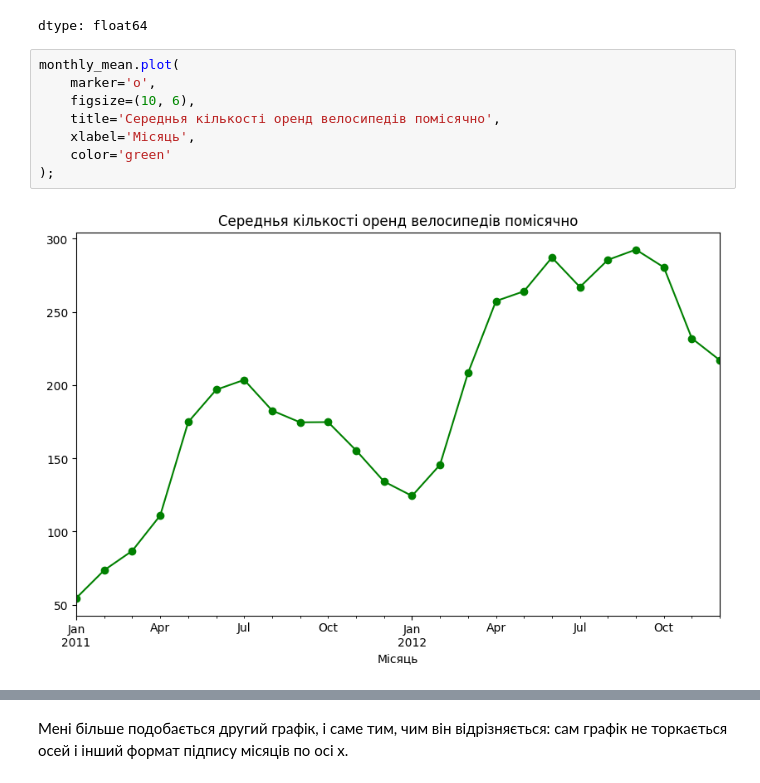
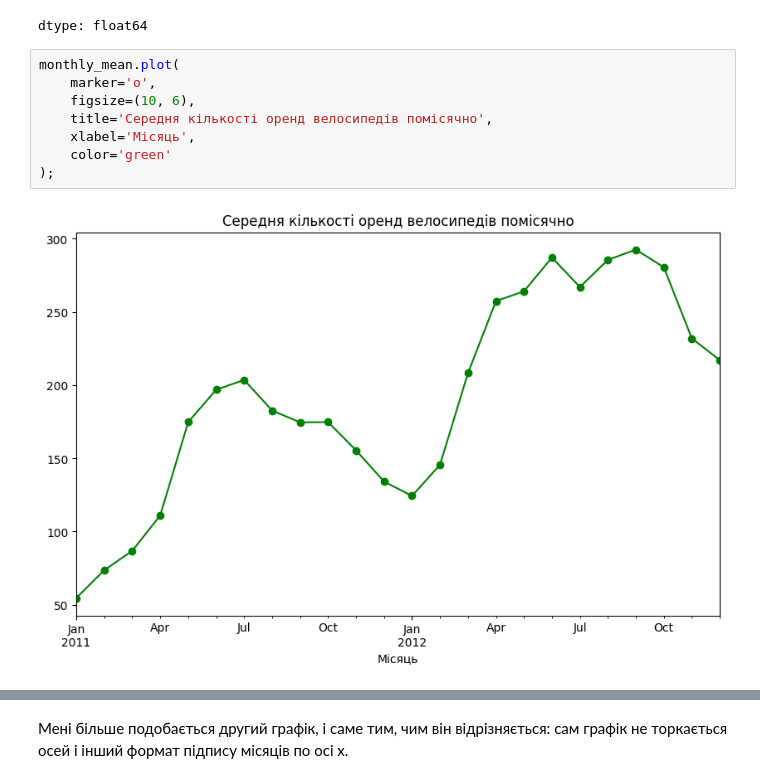
Before and after one commit to OlenaHrazhdan/Repository-for-Home-Work-DA-2026, a Jupyter notebook: HW_11_2_Візуалізація_даних_з_Matplotlib.ipynb, the cells around one changed output, grey strips where cells are left out. Saved outputs shown, nothing was run; the diff lists cells and outputs as text.

```diff
--- a/HW_11_2_Візуалізація_даних_з_Matplotlib.ipynb
+++ b/HW_11_2_Візуалізація_даних_з_Matplotlib.ipynb
@@ -109,13 +109,13 @@ dtype: float64
 # %%
 monthly_mean.plot(
     marker='o',
     figsize=(10, 6),
-    title='Середнья кількості оренд велосипедів помісячно',
+    title='Середня кількості оренд велосипедів помісячно',
     xlabel='Місяць',
     color='green'
 );
 # %% [output]
-[figure, old version]
+[figure, new version]
 # %%
 plt.figure(figsize=(10, 6))
 plt.plot(monthly_mean, 'o-r')
```
Also changed, not shown: parts of 1 cell of this notebook.
